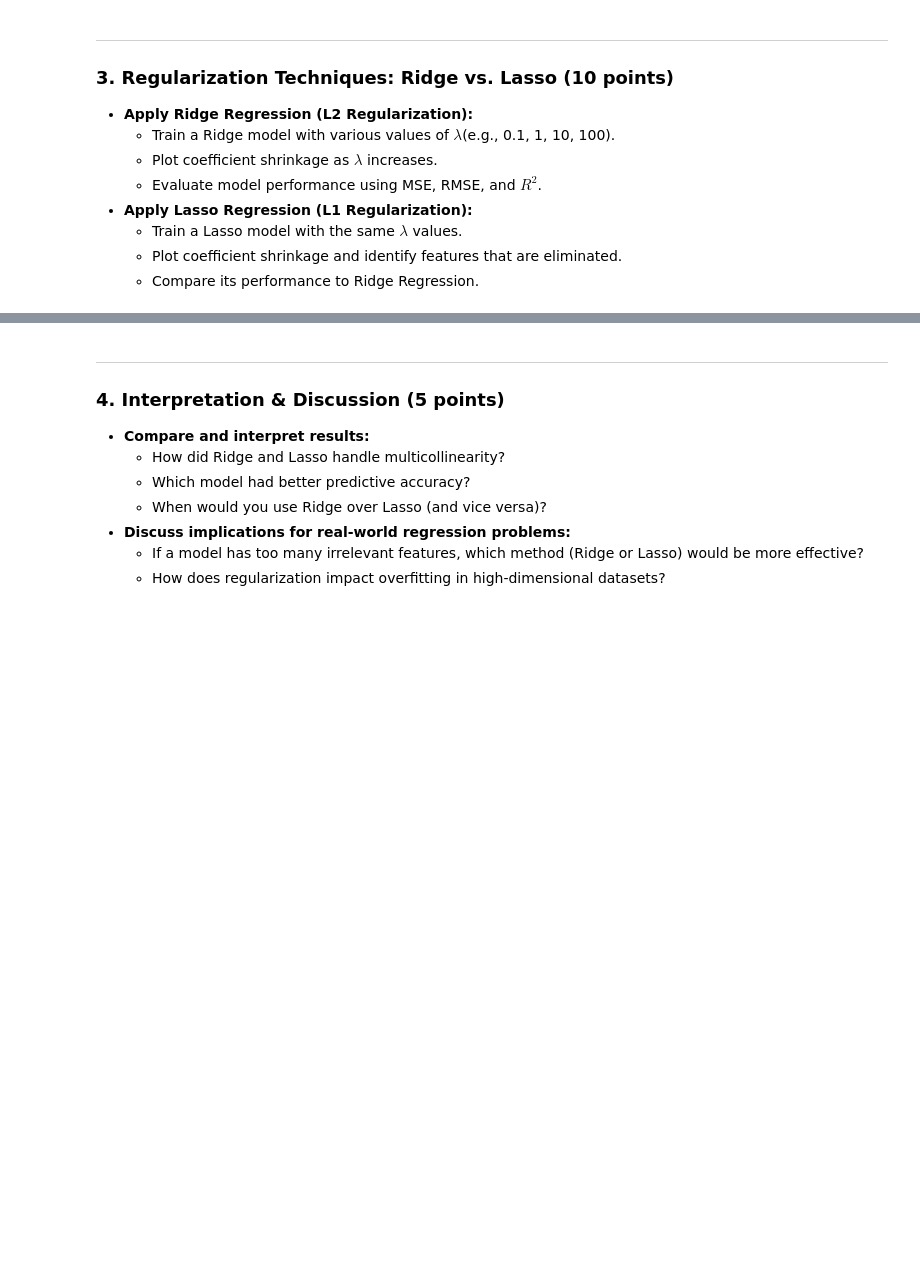
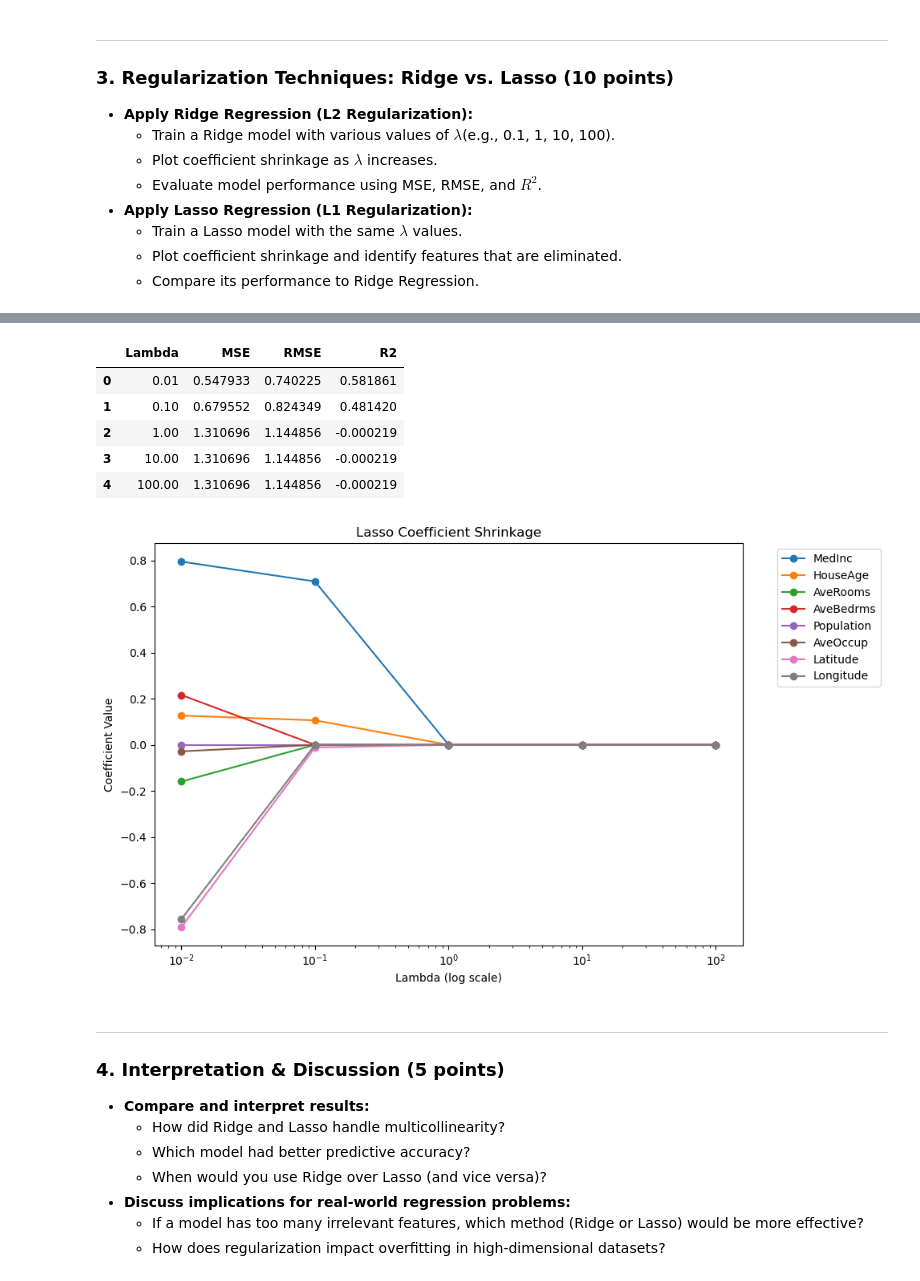
Before and after one commit to slomuscio/EN.685.621, a Jupyter notebook: homework_3/HW3 SP25.ipynb, the cells around one changed output, grey strips where cells are left out. Drawn from its saved outputs; the diff is of its cells as text; code cells hidden in the pictures; blank space fills up the shorter version.

```diff
--- a/homework_3/HW3 SP25.ipynb
+++ b/homework_3/HW3 SP25.ipynb
@@ -201,3 +244,45 @@ R-squared (R^2): 0.5758
+# %%
+# --- Apply Lasso Regression ---
+from sklearn.linear_model import Lasso
+lasso_coefficients = []
+lasso_metrics = []
+
+# Train Lasso for each lambda
+for alpha in lambdas:
+    lasso = Lasso(alpha=alpha, max_iter=10000)
+    lasso.fit(x_train, y_train)
+    y_pred = lasso.predict(x_test)
+
+    lasso_coefficients.append(lasso.coef_)
+
+    mse = mean_squared_error(y_test, y_pred)
+    rmse = np.sqrt(mse)
+    r2 = r2_score(y_test, y_pred)
+
+    lasso_metrics.append({'Lambda': alpha, 'MSE': mse, 'RMSE': rmse, 'R2': r2})
+
+lasso_metrics_df = pd.DataFrame(lasso_metrics)
+display(lasso_metrics_df)
+
+# Plot coeff shrinkage
+plt.figure(figsize=(10, 6))
+for i in range(features_scaled.shape[1]):
+    plt.plot(lambdas, [coef[i] for coef in lasso_coefficients], marker='o', label=features_scaled.columns[i])
+plt.xscale('log')
+plt.xlabel('Lambda (log scale)')
+plt.ylabel('Coefficient Value')
+plt.title('Lasso Coefficient Shrinkage')
+plt.legend(bbox_to_anchor=(1.05, 1), loc='upper left')
+plt.tight_layout()
+plt.show()
+# %% [output]
+|  | Lambda | MSE | RMSE | R2 |
+| 0 | 0.01 | 0.547933 | 0.740225 | 0.581861 |
+| 1 | 0.10 | 0.679552 | 0.824349 | 0.481420 |
+| 2 | 1.00 | 1.310696 | 1.144856 | -0.000219 |
+| 3 | 10.00 | 1.310696 | 1.144856 | -0.000219 |
+| 4 | 100.00 | 1.310696 | 1.144856 | -0.000219 |
+[figure, added]
 # %% [markdown]
 ---
 ### **4. Interpretation & Discussion (5 points)**
```
Also changed, not shown: parts of 3 cells of this notebook.
